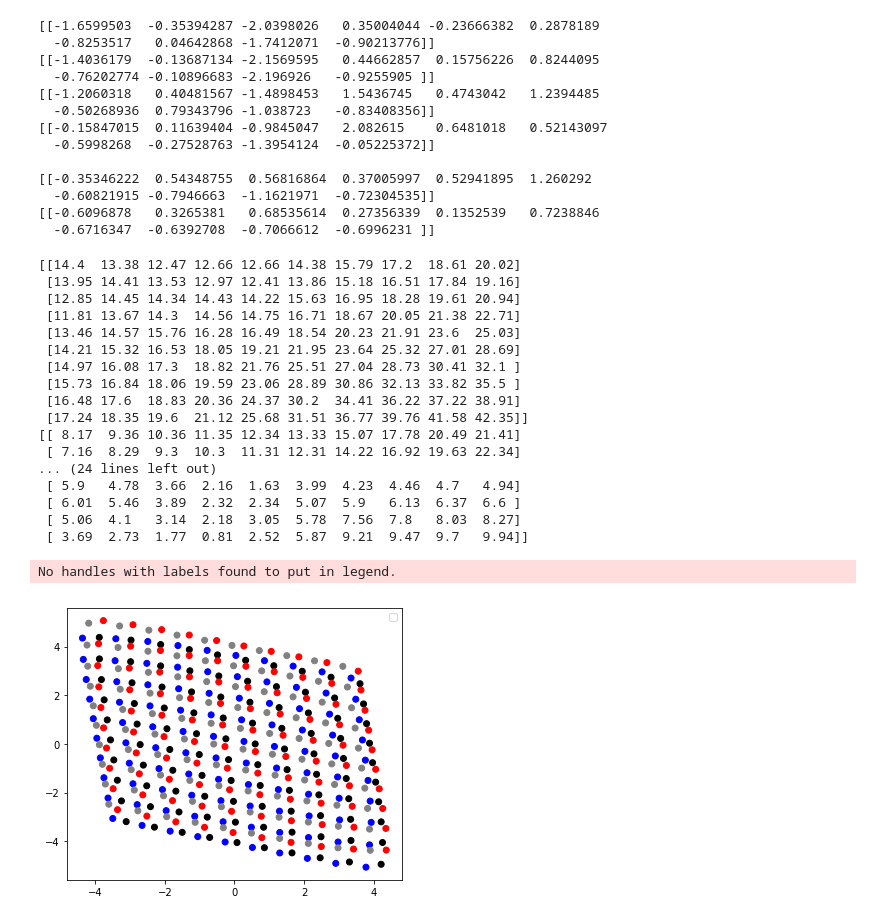
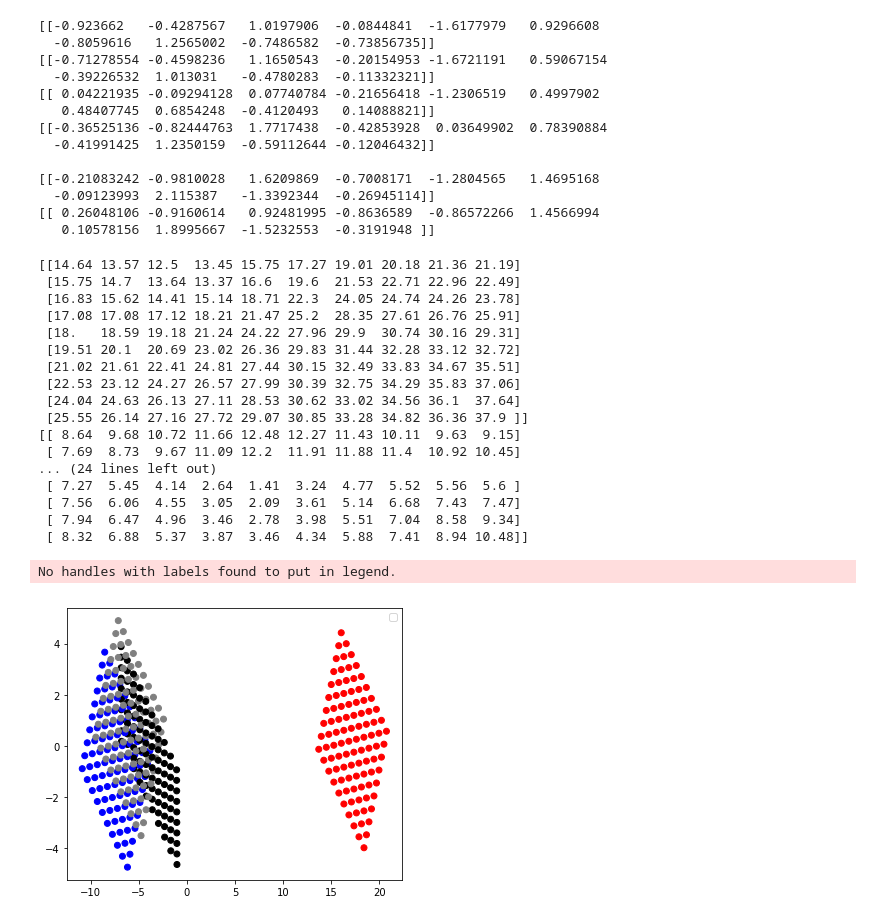
Before and after one commit to aaronzweig/gridworld, a Jupyter notebook: Pytorch_gridworld_1.3.ipynb, the cells around one changed output. Drawn from its saved outputs; the diff is of its cells as text; code cells hidden in the pictures.

```diff
--- a/Pytorch_gridworld_1.3.ipynb
+++ b/Pytorch_gridworld_1.3.ipynb
@@ -164,9 +164,9 @@ EMBEDDING_LAMBDA = 0.001
 EPISODE_LENGTH = 30
 LEARNING_RATE = 0.0004
 
-DIVERSE_EXPERT = True
+DIVERSE_EXPERT = False
 
-num_episodes = 60000
+num_episodes = 30000
 random.seed(10)
 distance_cache = {}
 
@@ -421,19 +421,19 @@ print()
 print(predicted_embedding(np.asarray([3,4,1,1]), end_state))
 print(predicted_embedding(np.asarray([4,3,1,1]), end_state))
 # %% [output]
-[[-1.6599503  -0.35394287 -2.0398026   0.35004044 -0.23666382  0.2878189
-  -0.8253517   0.04642868 -1.7412071  -0.90213776]]
-[[-1.4036179  -0.13687134 -2.1569595   0.44662857  0.15756226  0.8244095
-  -0.76202774 -0.10896683 -2.196926   -0.9255905 ]]
-[[-1.2060318   0.40481567 -1.4898453   1.5436745   0.4743042   1.2394485
-  -0.50268936  0.79343796 -1.038723   -0.83408356]]
-[[-0.15847015  0.11639404 -0.9845047   2.082615    0.6481018   0.52143097
-  -0.5998268  -0.27528763 -1.3954124  -0.05225372]]
+[[-0.923662   -0.4287567   1.0197906  -0.0844841  -1.6177979   0.9296608
+  -0.8059616   1.2565002  -0.7486582  -0.73856735]]
+[[-0.71278554 -0.4598236   1.1650543  -0.20154953 -1.6721191   0.59067154
+  -0.39226532  1.013031   -0.4780283  -0.11332321]]
+[[ 0.04221935 -0.09294128  0.07740784 -0.21656418 -1.2306519   0.4997902
+   0.48407745  0.6854248  -0.4120493   0.14088821]]
+[[-0.36525136 -0.82444763  1.7717438  -0.42853928  0.03649902  0.78390884
+  -0.41991425  1.2350159  -0.59112644 -0.12046432]]
 
-[[-0.35346222  0.54348755  0.56816864  0.37005997  0.52941895  1.260292
-  -0.60821915 -0.7946663  -1.1621971  -0.72304535]]
-[[-0.6096878   0.3265381   0.68535614  0.27356339  0.1352539   0.7238846
-  -0.6716347  -0.6392708  -0.7066612  -0.6996231 ]]
+[[-0.21083242 -0.9810028   1.6209869  -0.7008171  -1.2804565   1.4695168
+  -0.09123993  2.115387   -1.3392344  -0.26945114]]
+[[ 0.26048106 -0.9160614   0.92481995 -0.8636589  -0.86572266  1.4566994
+   0.10578156  1.8995667  -1.5232553  -0.3191948 ]]
 # %%
 def predicted_distance(state, goal):
     torch_state = torch.from_numpy(state).float().unsqueeze(0)
@@ -473,40 +473,41 @@ print(np.round(values[:,:,1,0], 2))
 print(np.round(values[:,:,0,1], 2))
 print(np.round(values[:,:,1,1], 2))
 # %% [output]
-[[14.4  13.38 12.47 12.66 12.66 14.38 15.79 17.2  18.61 20.02]
- [13.95 14.41 13.53 12.97 12.41 13.86 15.18 16.51 17.84 19.16]
- [12.85 14.45 14.34 14.43 14.22 15.63 16.95 18.28 19.61 20.94]
- [11.81 13.67 14.3  14.56 14.75 16.71 18.67 20.05 21.38 22.71]
- [13.46 14.57 15.76 16.28 16.49 18.54 20.23 21.91 23.6  25.03]
- [14.21 15.32 16.53 18.05 19.21 21.95 23.64 25.32 27.01 28.69]
- [14.97 16.08 17.3  18.82 21.76 25.51 27.04 28.73 30.41 32.1 ]
- [15.73 16.84 18.06 19.59 23.06 28.89 30.86 32.13 33.82 35.5 ]
- [16.48 17.6  18.83 20.36 24.37 30.2  34.41 36.22 37.22 38.91]
- [17.24 18.35 19.6  21.12 25.68 31.51 36.77 39.76 41.58 42.35]]
-[[ 8.17  9.36 10.36 11.35 12.34 13.33 15.07 17.78 20.49 21.41]
- [ 7.16  8.29  9.3  10.3  11.31 12.31 14.22 16.92 19.63 22.34]
+[[14.64 13.57 12.5  13.45 15.75 17.27 19.01 20.18 21.36 21.19]
+ [15.75 14.7  13.64 13.37 16.6  19.6  21.53 22.71 22.96 22.49]
+ [16.83 15.62 14.41 15.14 18.71 22.3  24.05 24.74 24.26 23.78]
+ [17.08 17.08 17.12 18.21 21.47 25.2  28.35 27.61 26.76 25.91]
+ [18.   18.59 19.18 21.24 24.22 27.96 29.9  30.74 30.16 29.31]
+ [19.51 20.1  20.69 23.02 26.36 29.83 31.44 32.28 33.12 32.72]
+ [21.02 21.61 22.41 24.81 27.44 30.15 32.49 33.83 34.67 35.51]
+ [22.53 23.12 24.27 26.57 27.99 30.39 32.75 34.29 35.83 37.06]
+ [24.04 24.63 26.13 27.11 28.53 30.62 33.02 34.56 36.1  37.64]
+ [25.55 26.14 27.16 27.72 29.07 30.85 33.28 34.82 36.36 37.9 ]]
+[[ 8.64  9.68 10.72 11.66 12.48 12.27 11.43 10.11  9.63  9.15]
+ [ 7.69  8.73  9.67 11.09 12.2  11.91 11.88 11.4  10.92 10.45]
 ... (24 lines left out)
- [ 5.9   4.78  3.66  2.16  1.63  3.99  4.23  4.46  4.7   4.94]
- [ 6.01  5.46  3.89  2.32  2.34  5.07  5.9   6.13  6.37  6.6 ]
- [ 5.06  4.1   3.14  2.18  3.05  5.78  7.56  7.8   8.03  8.27]
- [ 3.69  2.73  1.77  0.81  2.52  5.87  9.21  9.47  9.7   9.94]]
+ [ 7.27  5.45  4.14  2.64  1.41  3.24  4.77  5.52  5.56  5.6 ]
+ [ 7.56  6.06  4.55  3.05  2.09  3.61  5.14  6.68  7.43  7.47]
+ [ 7.94  6.47  4.96  3.46  2.78  3.98  5.51  7.04  8.58  9.34]
+ [ 8.32  6.88  5.37  3.87  3.46  4.34  5.88  7.41  8.94 10.48]]
 # %%
-from sklearn.manifold import MDS
+from sklearn.manifold import TSNE
+from sklearn.decomposition import PCA
 
 values = []
 colors = []
 color_dict = {(0,0) : 'black', (1,0): 'blue', (0,1): 'red', (1,1): 'gray'}
 for index in np.ndindex(num_row, num_col, 2, 2):
     values.append(predicted_embedding(np.asarray(index), end_state))
     colors.append(color_dict[index[2:]])
 values = np.vstack(values)
 
-X = MDS().fit_transform(values)
+X = PCA().fit_transform(values)
 
 plt.figure(figsize=(6, 5))
 plt.scatter(X[:,0], X[:,1], c=colors)
 plt.legend()
 plt.show()
 # %% [output]
 No handles with labels found to put in legend.
-[figure, old version]
+[figure, new version]
```
Also changed, not shown: parts of 1 cell of this notebook.
